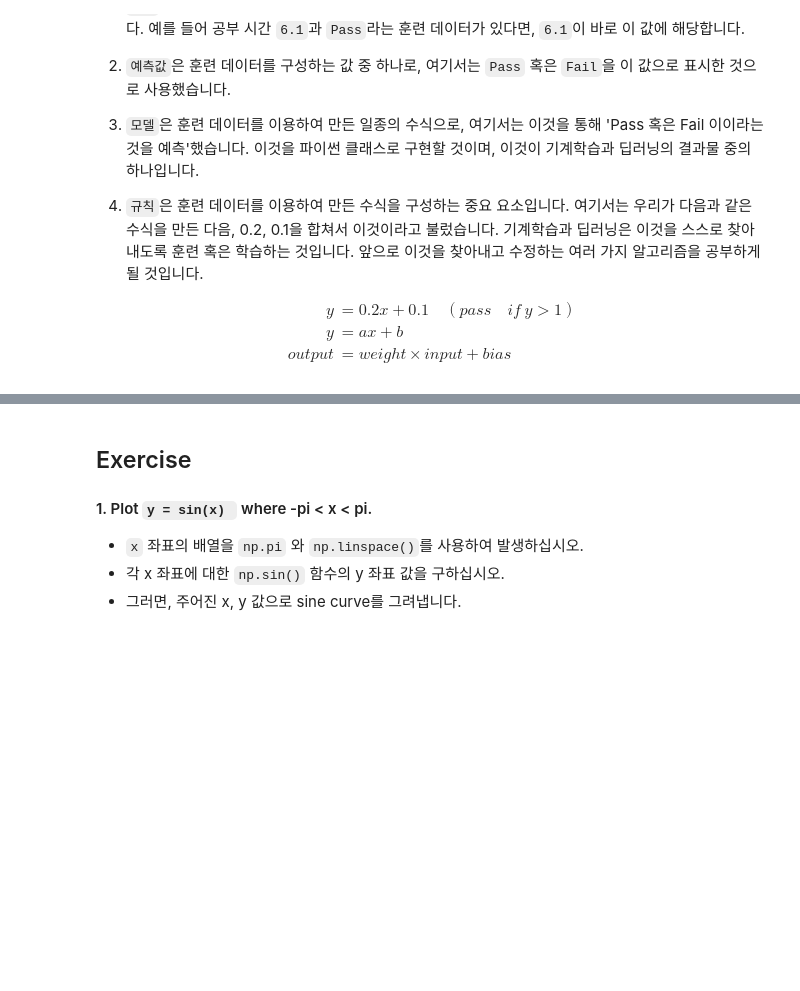
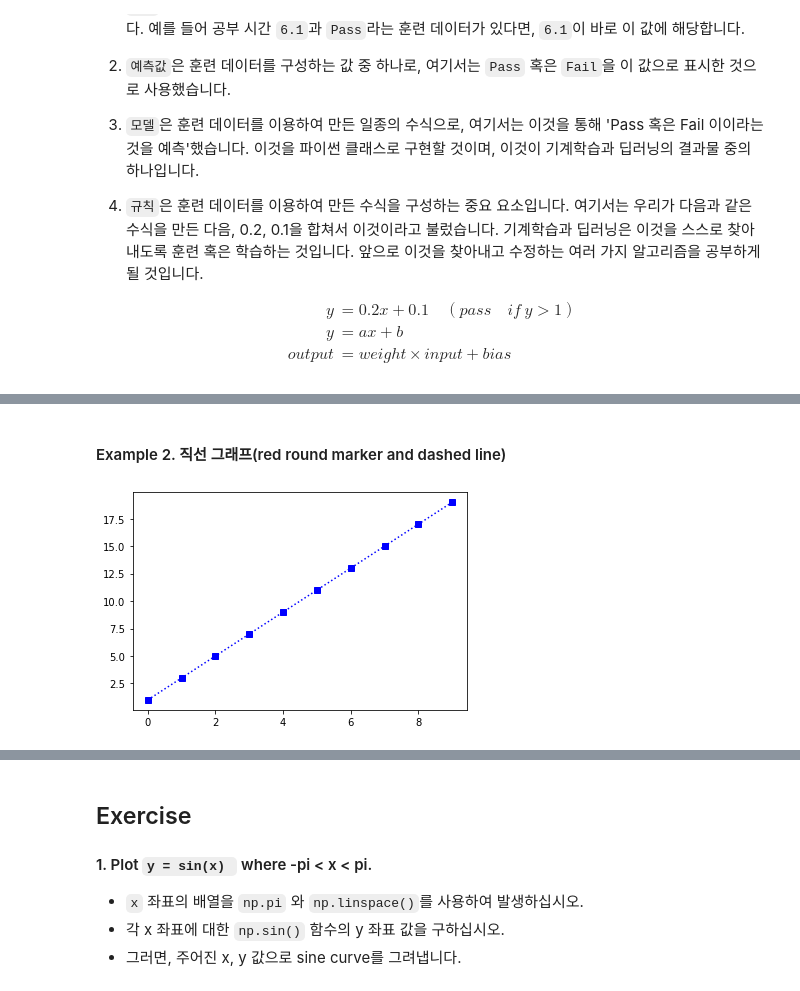
Before and after one commit to Younhong/JoyAIx, a Jupyter notebook: younhong/assignment/21400022_KoYounhong_ai1.ipynb, the cells around one changed output, grey strips where cells are left out. Saved outputs shown, nothing was run; the diff lists cells and outputs as text; code cells hidden in the pictures; blank space fills up the shorter version.

```diff
--- a/younhong/assignment/21400022_KoYounhong_ai1.ipynb
+++ b/younhong/assignment/21400022_KoYounhong_ai1.ipynb
@@ -29,0 +905,8 @@ output &= weight \times input + bias
+# %% [markdown]
+#### Example 2. 직선 그래프(red round marker  and dashed line)
+# %%
+y = np.arange(1, 20, 2)
+plt.plot(y, 'bs:')
+plt.show()
+# %% [output]
+[figure, added]
```
Also changed, not shown: parts of 126 cells of this notebook, 2 other files.
